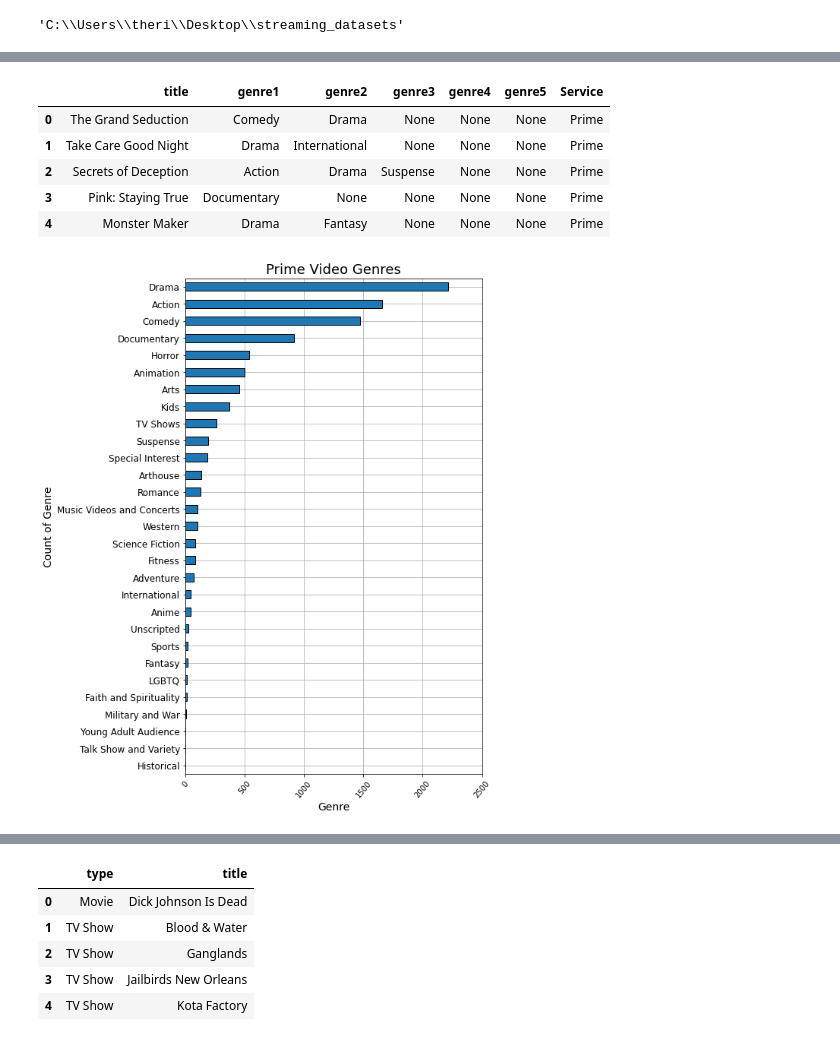
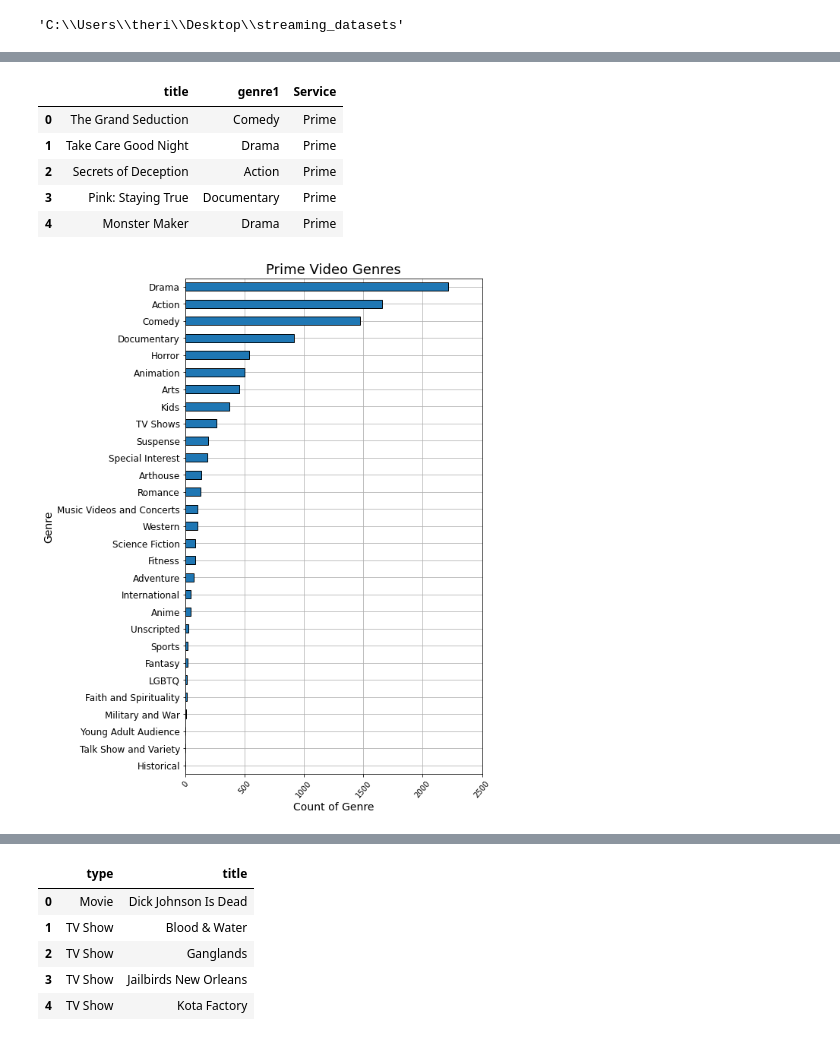
Before and after one commit to kkidw/ETL-Project, a Jupyter notebook: Untitled1.ipynb, the cells around one changed output, grey strips where cells are left out. Drawn from its saved outputs; the diff is of its cells as text; code cells hidden in the pictures.

```diff
--- a/Untitled1.ipynb
+++ b/Untitled1.ipynb
@@ -99,3 +94,14 @@ result.to_csv(r'genres/genres.csv', index = False)
+# %%
+netflix_df_new.drop(['genre2',
+                     'genre3'], axis=1, inplace=True)
+disney_df_new.drop(['genre2',
+                     'genre3'], axis=1, inplace=True)
+prime_df_new.drop(['genre2',
+                     'genre3',
+                     'genre4',
+                     'genre5'], axis=1, inplace=True)
+hulu_df_new.drop(['genre2',
+                     'genre3'], axis=1, inplace=True)
 # %%
 netflix_df_new.to_csv(r'genres/netflix_genres.csv', index = False)
 disney_df_new.to_csv(r'genres/disney_genres.csv', index = False)
@@ -104,25 +115,25 @@ hulu_df_new.to_csv(r'genres/hulu_genres.csv', index = False)
 # %%
 prime_df_new.head()
 # %% [output]
-|  | title | genre1 | genre2 | genre3 | genre4 | genre5 | Service |
-| 0 | The Grand Seduction | Comedy | Drama | None | None | None | Prime |
-| 1 | Take Care Good Night | Drama | International | None | None | None | Prime |
-| 2 | Secrets of Deception | Action | Drama | Suspense | None | None | Prime |
-| 3 | Pink: Staying True | Documentary | None | None | None | None | Prime |
-| 4 | Monster Maker | Drama | Fantasy | None | None | None | Prime |
+|  | title | genre1 | Service |
+| 0 | The Grand Seduction | Comedy | Prime |
+| 1 | Take Care Good Night | Drama | Prime |
+| 2 | Secrets of Deception | Action | Prime |
+| 3 | Pink: Staying True | Documentary | Prime |
+| 4 | Monster Maker | Drama | Prime |
 # %%
 prime_genres = prime_df_new.genre1.value_counts(ascending=True)
 prime_genres.plot(kind = "barh",zorder=5,grid=True,legend=False,edgecolor="black", figsize=(7,12))
 plt.xticks(size=10, rotation=50)
 plt.yticks(size=12)
-plt.ylabel("Count of Genre", size=14)
-plt.xlabel("Genre", size=14)
+plt.ylabel("Genre", size=14)
+plt.xlabel("Count of Genre", size=14)
 plt.title("Prime Video Genres", size=18)
 axes = plt.gca()
 axes.set_xlim([0,2500])
 plt.savefig("genres/prime_genres.jpg", bbox_inches='tight')
 # %% [output]
-[figure, old version]
+[figure, new version]
 # %%
 hulu_genres = hulu_df_new.genre1.value_counts(ascending=True)
 hulu_genres.plot(kind = "barh",zorder=5,grid=True,legend=False,edgecolor="black", figsize=(7,12))
```
Also changed, not shown: parts of 5 cells of this notebook, 15 other files.
